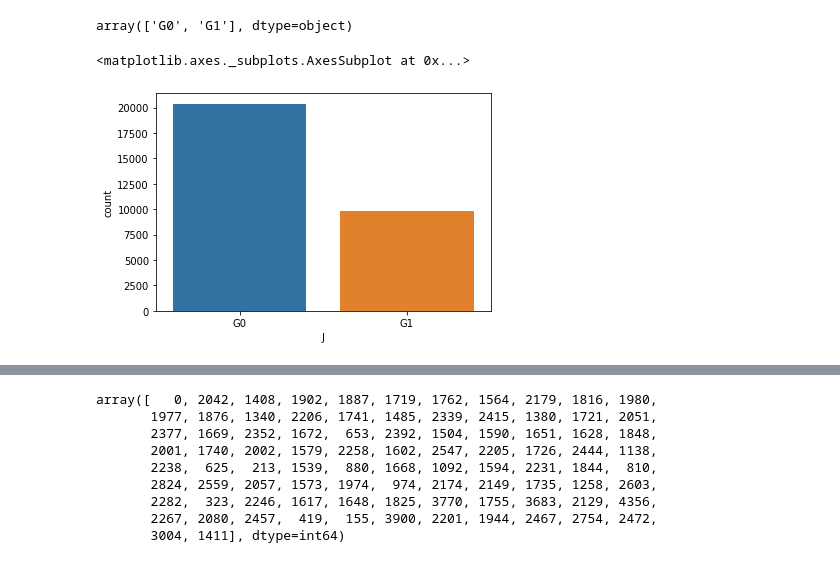
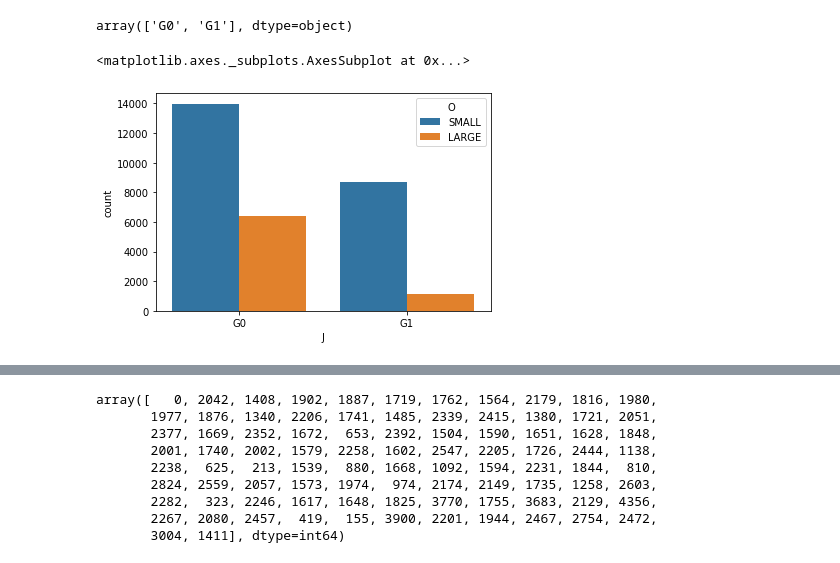
Before and after one commit to TheFarron/ISEe364FinalProject, a Jupyter notebook: intro.ipynb, the cells around one changed output, grey strips where cells are left out. Saved outputs shown, nothing was run; the diff lists cells and outputs as text; code cells hidden in the pictures.

```diff
--- a/intro.ipynb
+++ b/intro.ipynb
@@ -122,10 +266,10 @@ df['J'].unique()
 # %% [output]
 array(['G0', 'G1'], dtype=object)
 # %%
-sns.countplot(df['J'])
+sns.countplot('J', hue = 'O', data = df )
 # %% [output]
 <matplotlib.axes._subplots.AxesSubplot at 0x...>
-[figure, old version]
+[figure, new version]
 # %%
 df['#K'].unique()
 # %% [output]
```
Also changed, not shown: parts of 43 cells of this notebook.
